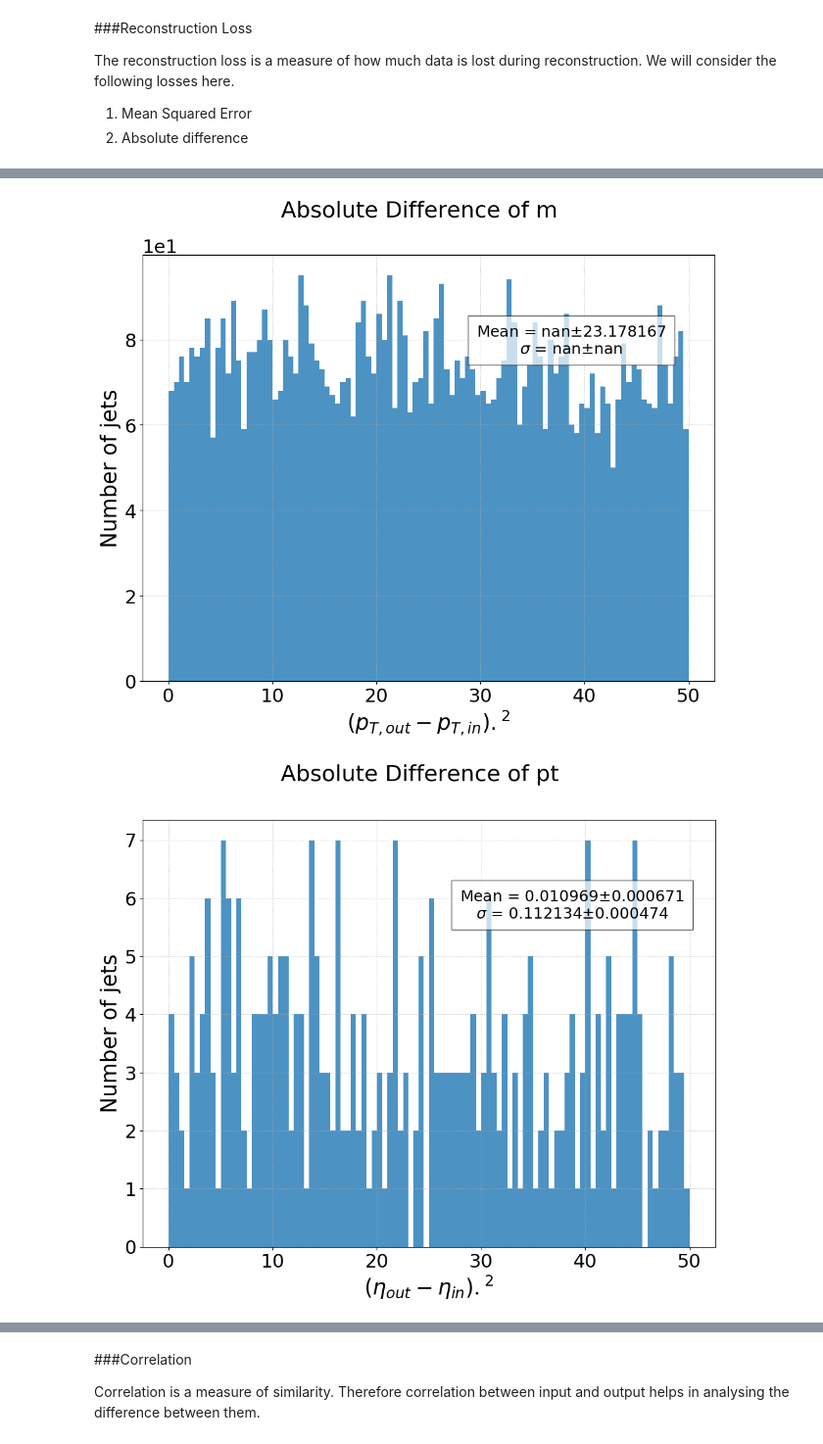
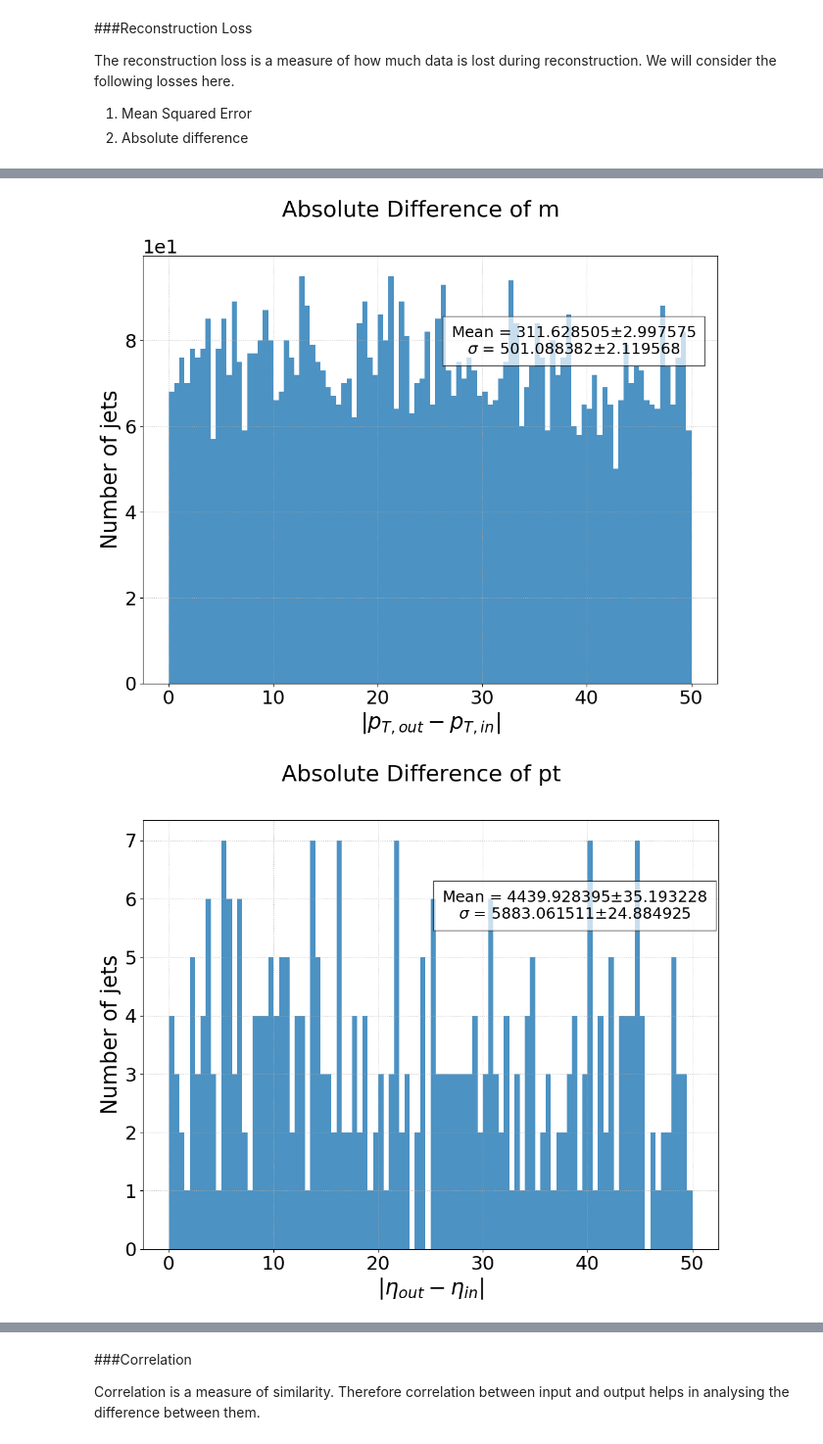
Before and after one commit to ATLAS-Autoencoders-GSoC-2020-Closed/gsoc-assignment-MinahilRaza, a Jupyter notebook: 4D/Training and Evaluation.ipynb, the cells around one changed output, grey strips where cells are left out. Shown at 98% size. Saved outputs shown, nothing was run; the diff lists cells and outputs as text; code cells hidden in the pictures.

```diff
--- a/4D/Training and Evaluation.ipynb
+++ b/4D/Training and Evaluation.ipynb
@@ -389,10 +380,10 @@ for kk in np.arange(4):
     plt.ylabel('Number of jets')
     ms.sciy()
     #plt.yscale('log')
-    std = np.std(residuals[:, kk])
-    std_err = utils.std_error(residuals[:, kk])
-    mean = np.nanmean(residuals[:, kk])
-    sem = stats.sem(residuals[:, kk], nan_policy='omit')
+    std = np.std(mse[:, kk])
+    std_err = utils.std_error(mse[:, kk])
+    mean = np.nanmean(mse[:, kk])
+    sem = stats.sem(mse[:, kk], nan_policy='omit')
     ax = plt.gca()
     plt.text(.75, .8, 'Mean = %f$\pm$%f\n$\sigma$ = %f$\pm$%f' % (mean, sem, std, std_err), bbox={'facecolor': 'white', 'alpha': 0.7, 'pad': 10},
              horizontalalignment='center', verticalalignment='center', transform=ax.transAxes, fontsize=18)
@@ -406,29 +397,29 @@ for kk in np.arange(4):
 # %%
-abs_strings = [r'|$(p_{T,out} - p_{T,in})|',
-                        r'|$(\eta_{out} - \eta_{in})|',
-                        r'|$(\phi_{out} - \phi_{in})|',
-                        r'|$(E_{out} - E_{in})|']
+abs_strings =  [r'$|p_{T,out} - p_{T,in}|$',
+                        r'$|\eta_{out} - \eta_{in}|$',
+                        r'$|\phi_{out} - \phi_{in}|$',
+                        r'$|E_{out} - E_{in}|$']
 absolute= abs(pred - data.detach().numpy())
 #range = (-.02, .02)
 #range=None
 for kk in np.arange(4):
     plt.figure()
     n_hist_pred, bin_edges, _ = plt.hist(
         absolute[:, kk], label='Absolute Difference', linestyle=line_style[0], alpha=alph, bins=100, range=range)
     plt.suptitle('Absolute Difference of %s' % train.columns[kk])
-    plt.xlabel(mse_strings[kk])  # (train.columns[kk], train.columns[kk], train.columns[kk]))
+    plt.xlabel(abs_strings[kk])  # (train.columns[kk], train.columns[kk], train.columns[kk]))
     plt.ylabel('Number of jets')
     ms.sciy()
     #plt.yscale('log')
-    std = np.std(residuals[:, kk])
-    std_err = utils.std_error(residuals[:, kk])
-    mean = np.nanmean(residuals[:, kk])
-    sem = stats.sem(residuals[:, kk], nan_policy='omit')
+    std = np.std(absolute[:, kk])
+    std_err = utils.std_error(absolute[:, kk])
+    mean = np.nanmean(absolute[:, kk])
+    sem = stats.sem(absolute[:, kk], nan_policy='omit')
     ax = plt.gca()
     plt.text(.75, .8, 'Mean = %f$\pm$%f\n$\sigma$ = %f$\pm$%f' % (mean, sem, std, std_err), bbox={'facecolor': 'white', 'alpha': 0.7, 'pad': 10},
              horizontalalignment='center', verticalalignment='center', transform=ax.transAxes, fontsize=18)
     fig_name = 'trainforever_mse_%s' % train.columns[kk]
     #plt.savefig(curr_save_folder + fig_name)
 # %% [output]
-[figure, old version]
+[figure, new version]
-[figure, old version]
+[figure, new version]
```
Also changed, not shown: parts of 6 cells of this notebook.
